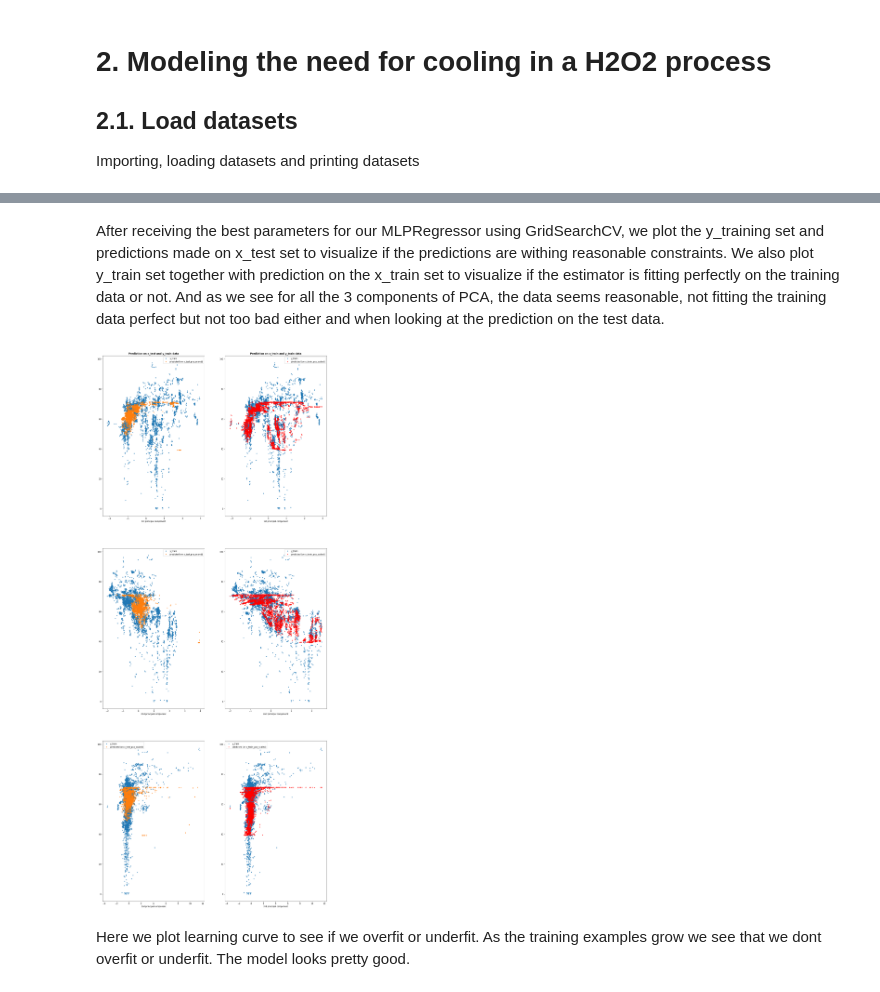
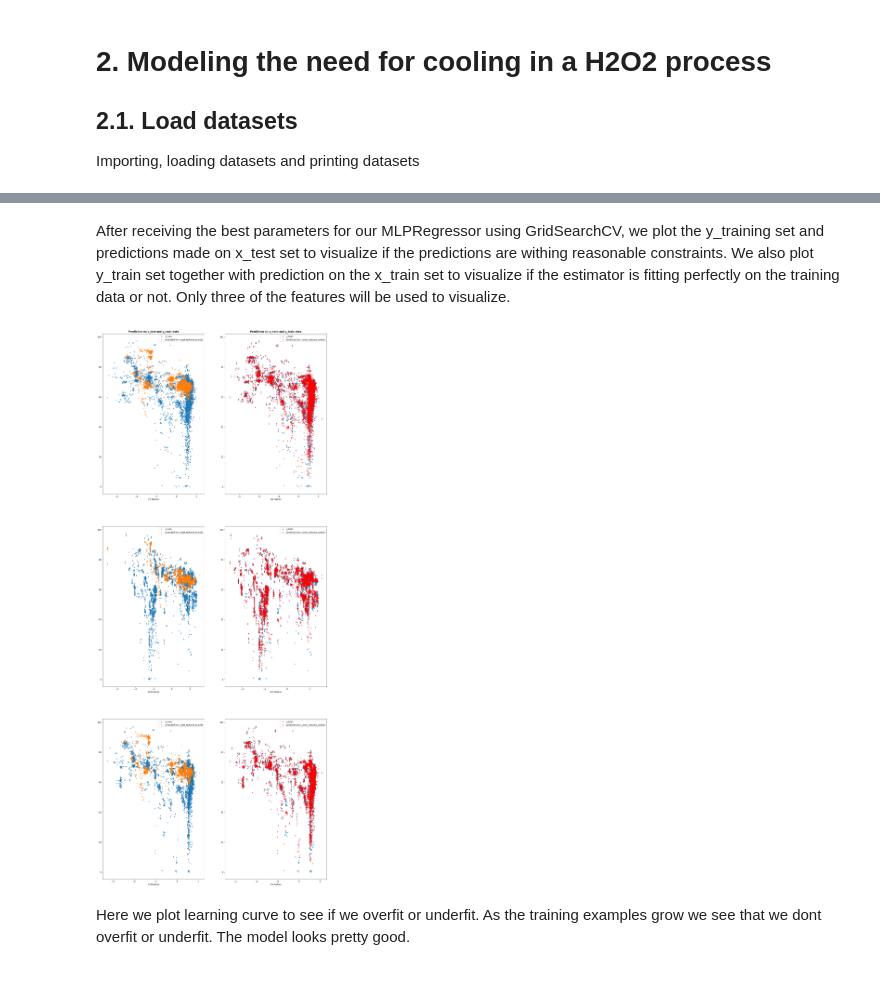
Before and after one commit to z0zz0/Learning-systems-project, a Jupyter notebook: Regression part/ModelingCoolingH2O2.ipynb, the cells around one changed output, grey strips where cells are left out. Cells and saved outputs as stored; diff of their text form; code cells hidden in the pictures.

```diff
--- a/Regression part/ModelingCoolingH2O2.ipynb
+++ b/Regression part/ModelingCoolingH2O2.ipynb
@@ -82 +59,11 @@ Explained variance in the top [0..10]:
+# %%
+forest = ExtraTreesRegressor(random_state=0, n_jobs=-1)
+
+forest.fit(X_train, y_train)
+importances = forest.feature_importances_
+indices = np.argsort(importances)[::-1]
+
+model = SelectFromModel(forest, prefit=True)
+X_train_reduced = model.transform(X_train)
+X_test_reduced = model.transform(X_test)
 # %% [markdown]
@@ -156,15 +190,15 @@ The first method we choose is MLPRegressor
 # %%
 # Dictionary with parameters for MLPRegressor using GridSearchCV
-tuned_parameters = [{'hidden_layer_sizes':[(3,2), (7,2), (5,3), (7,3,1), (3,5,3)],#, (10, 8, 5, 3, 2), (3,5,6,6,3,2)],
+tuned_parameters = [{'hidden_layer_sizes':[(20,), (50,), (20,10,5,2), (15,10,5,3,2), (10,10,7,5,5,3,3)],
                      'activation':['logistic', 'relu'],
                      'solver':['lbfgs', 'adam'],
-                     'alpha':[1, 5, 10, 15, 20, 25, 50, 75, 100],
-                     'learning_rate_init':[0.01,0.025, 0.05, 0.1, 0.25, 0.5, 1, 5, 10],
+                     'alpha':[0.1, 1, 5, 10, 15],
+                     'learning_rate_init':[0.01,0.025, 0.05, 0.1, 0.25, 0.5, 1],
                      'max_iter':[2000] }]
 
 print("Training MLPRegressor, this might take a while...")
-mlpr_gscv = GridSearchCV( MLPRegressor(), tuned_parameters, scoring='neg_mean_squared_error', n_jobs=-1, cv=10) # n_jobs=-1 uses all cores on the CPU.
-mlpr_gscv.fit(X_train_pca_scaled, y_train)
+mlpr_gscv = GridSearchCV( MLPRegressor(), tuned_parameters, scoring='neg_mean_squared_error', n_jobs=-1, cv=10, verbose=2) # n_jobs=-1 uses all cores on the CPU.
+mlpr_gscv.fit(X_train_reduced_scaled, y_train)#X_train_pca_scaled, y_train)
 
 print("\nGridSearchCV found that these parameters are the best:\n")
 mlpr_est = mlpr_gscv.best_estimator_
@@ -179,65 +232,62 @@ KeyboardInterrupt:
 # %% [markdown]
-After receiving the best parameters for our MLPRegressor using GridSearchCV, we plot the y_training set and predictions made on x_test set to visualize if the predictions are withing reasonable constraints. We also plot y_train set together with prediction on the x_train set to visualize if the estimator is fitting perfectly on the training data or not. And as we see for all the 3 components of PCA, the data seems reasonable, not fitting the training data perfect but not too bad either and when looking at the prediction on the test data.
+After receiving the best parameters for our MLPRegressor using GridSearchCV, we plot the y_training set and predictions made on x_test set to visualize if the predictions are withing reasonable constraints. We also plot y_train set together with prediction on the x_train set to visualize if the estimator is fitting perfectly on the training data or not. Only three of the features will be used to visualize.
 # %%
-#cv_score_mse = cross_val_score(est, X_train_pca_scaled, y_train, cv=10, scoring = 'neg_mean_squared_error')
-#print("%0.3f (+/- %0.03f)" % (cv_score_mse.mean(), cv_score_mse.std()))
-
-x_test_predicted = mlpr_est.predict(X_test_pca_scaled)
-x_train_predicted = mlpr_est.predict(X_train_pca_scaled)
+x_test_predicted = mlpr_est.predict(X_test_reduced_scaled)
+x_train_predicted = mlpr_est.predict(X_train_reduced_scaled)
 
 nrows=3
 ncols=2
 fig4, ax4 = fig, axes = plt.subplots(nrows=nrows, ncols=ncols, figsize=(20, 50))
-ax4[0,0].scatter(X_train_pca_scaled[:, 0], y_train, marker=".", label="y_train")
-ax4[0,0].scatter(X_test_pca_scaled[:, 0], x_test_predicted, marker=".", label="predicted (on x_test_pca_scaled)")
+ax4[0,0].scatter(X_train_reduced_scaled[:, 0], y_train, marker=".", label="y_train")
+ax4[0,0].scatter(X_test_reduced_scaled[:, 0], x_test_predicted, marker=".", label="predicted (on x_test_reduced_scaled)")
 
-ax4[0,1].scatter(X_train_pca_scaled[:, 0], y_train, marker=".", label="y_train")
-ax4[0,1].scatter(X_train_pca_scaled[:, 0], x_train_predicted, marker=".", color="red", label="predicted (on x_train_pca_scaled)")
+ax4[0,1].scatter(X_train_reduced_scaled[:, 0], y_train, marker=".", label="y_train")
+ax4[0,1].scatter(X_train_reduced_scaled[:, 0], x_train_predicted, marker=".", color="red", label="predicted (on x_train_reduced_scaled)")
 
-ax4[0,0].set_xlabel("1st principal component")
-ax4[0,1].set_xlabel("1st principal component")
+ax4[0,0].set_xlabel("1st feature")
+ax4[0,1].set_xlabel("1st feature")
 
 ax4[0,0].set_title("Prediction on x_test and y_train data", fontweight='bold')
 ax4[0,1].set_title("Prediction on x_train and y_train data", fontweight='bold')
 
 ax4[0,0].legend(loc="best")
 ax4[0,1].legend(loc="best")
 
 ##################################################################################################################################################################
 ##########     Same method for the first 3 subplots and a for-loop for the rest (because of english grammar -> 1st, 2nd, 3rd, 4th ... 11th ... Xth)     ##########
 ##################################################################################################################################################################
-ax4[1,0].scatter(X_train_pca_scaled[:, 1], y_train, marker=".", label="y_train")
-ax4[1,0].scatter(X_test_pca_scaled[:, 1], x_test_predicted, marker=".", label="predicted (on x_test_pca_scaled)")
-ax4[1,1].scatter(X_train_pca_scaled[:, 1], y_train, marker=".", label="y_train")
-ax4[1,1].scatter(X_train_pca_scaled[:, 1], x_train_predicted, marker=".", color="red", label="predicted (on x_train_pca_scaled)")
-ax4[1,0].set_xlabel("2nd principal component")
-ax4[1,1].set_xlabel("2nd principal component")
+ax4[1,0].scatter(X_train_reduced_scaled[:, 1], y_train, marker=".", label="y_train")
+ax4[1,0].scatter(X_test_reduced_scaled[:, 1], x_test_predicted, marker=".", label="predicted (on x_test_reduced_scaled)")
+ax4[1,1].scatter(X_train_reduced_scaled[:, 1], y_train, marker=".", label="y_train")
+ax4[1,1].scatter(X_train_reduced_scaled[:, 1], x_train_predicted, marker=".", color="red", label="predicted (on x_train_reduced_scaled)")
+ax4[1,0].set_xlabel("2nd feature")
+ax4[1,1].set_xlabel("2nd feature")
 ax4[1,0].legend(loc="best")
 ax4[1,1].legend(loc="best")
-ax4[2,0].scatter(X_train_pca_scaled[:, 2], y_train, marker=".", label="y_train")
-ax4[2,0].scatter(X_test_pca_scaled[:, 2], x_test_predicted, marker=".", label="predicted (on x_test_pca_scaled)")
-ax4[2,1].scatter(X_train_pca_scaled[:, 2], y_train, marker=".", label="y_train")
-ax4[2,1].scatter(X_train_pca_scaled[:, 2], x_train_predicted, marker=".", color="red", label="predicted (on x_train_pca_scaled)")
-ax4[2,0].set_xlabel("3rd principal component")
-ax4[2,1].set_xlabel("3rd principal component")
+ax4[2,0].scatter(X_train_reduced_scaled[:, 2], y_train, marker=".", label="y_train")
+ax4[2,0].scatter(X_test_reduced_scaled[:, 2], x_test_predicted, marker=".", label="predicted (on x_test_reduced_scaled)")
+ax4[2,1].scatter(X_train_reduced_scaled[:, 2], y_train, marker=".", label="y_train")
+ax4[2,1].scatter(X_train_reduced_scaled[:, 2], x_train_predicted, marker=".", color="red", label="predicted (on x_train_reduced_scaled)")
+ax4[2,0].set_xlabel("3rd feature")
+ax4[2,1].set_xlabel("3rd feature")
 ax4[2,0].legend(loc="best")
 ax4[2,1].legend(loc="best")
 for row in range(3, nrows):
-    ax4[row,0].scatter(X_train_pca_scaled[:, row], y_train, marker=".", label="y_train")
-    ax4[row,0].scatter(X_test_pca_scaled[:, row], x_test_predicted, marker=".", label="predicted (on x_test_pca_scaled)")
+    ax4[row,0].scatter(X_train_reduced_scaled[:, row], y_train, marker=".", label="y_train")
+    ax4[row,0].scatter(X_test_reduced_scaled[:, row], x_test_predicted, marker=".", label="predicted (on x_test_reduced_scaled)")
 
-    ax4[row,1].scatter(X_train_pca_scaled[:, row], y_train, marker=".", label="y_train")
-    ax4[row,1].scatter(X_train_pca_scaled[:, row], x_train_predicted, marker=".", color="red", label="predicted (on x_train_pca_scaled)")
+    ax4[row,1].scatter(X_train_reduced_scaled[:, row], y_train, marker=".", label="y_train")
+    ax4[row,1].scatter(X_train_reduced_scaled[:, row], x_train_predicted, marker=".", color="red", label="predicted (on x_train_reduced_scaled)")
 
-    ax4[row,0].set_xlabel(str(row+1) + "th principal component")
-    ax4[row,1].set_xlabel(str(row+1) + "th principal component")
+    ax4[row,0].set_xlabel(str(row+1) + "th feature")
+    ax4[row,1].set_xlabel(str(row+1) + "th feature")
 
     ax4[row,0].legend(loc="best")
     ax4[row,1].legend(loc="best")
 
 plt.show()
 # %% [output]
-[figure, old version]
+[figure, new version]
 # %% [markdown]
 Here we plot learning curve to see if we overfit or underfit. As the training examples grow we see that we dont overfit or underfit. The model looks pretty good.
 # %%
```
Also changed, not shown: parts of 24 cells of this notebook, 4 other files.
